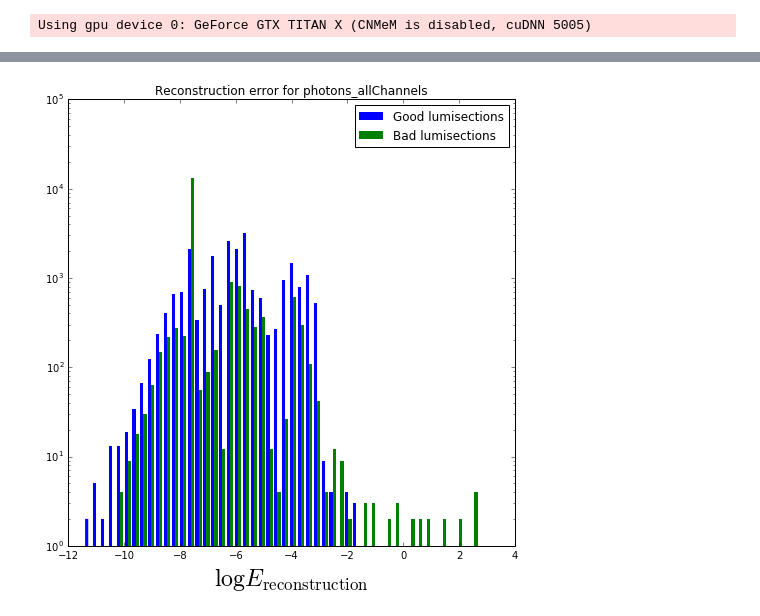
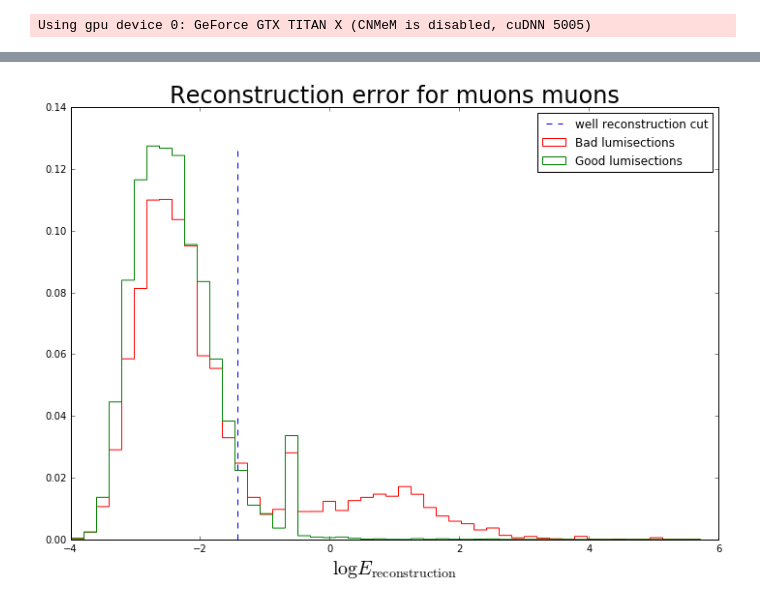
Before and after one commit to yandexdataschool/cms-dqm, a Jupyter notebook: notebooks/CMS-AE.ipynb, the cells around one changed output, grey strips where cells are left out. Drawn from its saved outputs; the diff is of its cells as text; code cells hidden in the pictures.

```diff
--- a/notebooks/CMS-AE.ipynb
+++ b/notebooks/CMS-AE.ipynb
@@ -416,0 +458,19 @@ from sklearn.mixture import BayesianGaussianMixture
+# %%
+def plot_hist(xs, ws, n_bins=50,
+              labels=tuple(), colors=('green', 'red', 'blue'),
+              title='', xlabel='', legend_loc='upper right',
+              vline=None):
+    plt.figure(figsize=(12, 8))
+    ws = [ w / np.sum(w) for w in ws ]
+    hs, _, _ = plt.hist(
+        xs, bins=n_bins, weights=ws, histtype='step', label=labels, color=colors[:len(xs)]
+    )
+    plt.title(title, fontsize=24)
+    plt.xlabel(xlabel, fontsize=20)
+
+    if vline is not None:
+        plt.plot([vline, vline], [0.0, np.max([np.max(h) for h in hs])], '--', label='well reconstruction cut')
+
+    plt.legend(loc=legend_loc)
+
+    plt.show()
@@ -417,48 +479,60 @@ from sklearn.mixture import BayesianGaussianMixture
 # %%
-for g in grouped:
+for g in [('muons', 'muons'), ('photons', 'photons'), ('minibias', 'PF'), ('minibias', 'calo')]:
     if len(g) < 1:
         continue
+
     X = data[grouped[g]].get_values().astype('float32')
     X_good = X[labels == 1.0]
     X_bad = X[labels == 0.0]
 
-    ae = AE(X.shape[1], nums_units=(75, 20))
+    weights_good = lumi[labels == 1.0].astype('float32')
+    weights_bad = lumi[labels == 0.0].astype('float32')
 
-    for losses in ae.fit(X_good, n_epoches=128, batch_size=256, learning_rate=1.0, regularization_c=1.0e-4):
+    ae = AE(X.shape[1], nums_units=(100, 20))
+
+    for l in ae.fit(X_good, weights_good, n_epoches=128,
+                    batch_size=128, learning_rate=1.0,
+                    regularization_c=1.0e-4):
+        #print np.mean(l)
         pass
 
-    X_mean = np.mean(X_good, axis=0)
-    mean_error = np.mean(np.sum((X_good - X_mean) ** 2, axis=1))
+    X_mean = np.sum(weights_good[:, None] * X_good, axis=0) / np.sum(weights_good)
+    mean_error = np.sum(np.sum((X_good - X_mean) ** 2, axis=1) * weights_good) / np.sum(weights_good)
+    AE_error = np.sum(ae.get_error(X_good) * weights_good) / np.sum(weights_good)
+
     print 'Feature group', g
     print 'Mean field estimation error: %.2e' % mean_error
-    print 'AE error: %.2e' % np.mean(ae.get_error(X_good))
+    print 'AE error: %.2e' % AE_error
 
-    plt.figure(figsize=(8, 8))
-    plt.hist([
-            np.log(ae.get_error(X_good)),
-            np.log(ae.get_error(X_bad))
-    ], bins=50, lw=0, log=True, label=['Good lumisections', 'Bad lumisections'])
-    plt.title('Reconstruction error for %s' % g)
-    plt.xlabel('$\log E_{\mathrm{reconstruction}}$', fontsize=24)
-    plt.legend(loc='upper right')
-    plt.show()
+    log_E_good = np.log(ae.get_error(X_good) / mean_error)
+    log_E_bad = np.log(ae.get_error(X_bad) / mean_error)
 
-    gm = BayesianGaussianMixture(n_components=10, n_init=10)
-    gm.fit(ae.encode(X_good))
+    cut = np.percentile(log_E_good, q = 95)
 
-    score_good = gm.score_samples(ae.encode(X_good))
-    score_bad = gm.score_samples(ae.encode(X_bad))
+    plot_hist(
+        [log_E_good, log_E_bad], [weights_good, weights_bad],
+        labels = ['Good lumisections', 'Bad lumisections'],
+        xlabel = '$\log E_{\mathrm{reconstruction}}$',
+        title = 'Reconstruction error for %s %s' % g,
+        vline = cut
+    )
 
-    scores = np.hstack([score_good, score_bad])
-    q_1, q_99 = np.percentile(scores, q = 1), np.percentile(scores, q = 99)
-    plt.figure(figsize=(8, 8))
-    plt.hist([
-        score_good[(score_good >= q_1) & (score_good <= q_99)],
-        score_bad[(score_bad >= q_1) & (score_bad <= q_99)]
-    ], bins=50, lw=0, label=['Good lumisections', 'Bad lumisections'], log=True)
+    well_approximated_bad = log_E_bad < cut
+    badly_approximated_bad = log_E_bad >= cut
 
-    plt.title('Kernel density estimation %s' % g)
-    plt.xlabel('$p(\mathrm{sample} \mid \mathrm{density\,model})$', fontsize=24)
-    plt.legend()
-    plt.show()
+    svm = OneClassSVM(nu=0.1, cache_size=128, gamma = 2.0 / X_good.shape[1])
+    svm.fit(ae.encode(X_good), sample_weight=weights_good)
+
+    score_good = svm.decision_function(ae.encode(X_good))[:, 0]
+    score_bad = svm.decision_function(ae.encode(X_bad[well_approximated_bad]))[:, 0]
+    score_badly_bad = svm.decision_function(ae.encode(X_bad[badly_approximated_bad]))[:, 0]
+
+    plot_hist(
+        [score_good, score_bad, score_badly_bad],
+        [weights_good, weights_bad[well_approximated_bad], weights_bad[badly_approximated_bad]],
+        labels=['Good lumisections', 'Well reconstructed bad lumisections', 'Poorly reconstructed bad lumisections'],
+        title = 'Good lumisection support estimation %s %s' % g,
+        xlabel = "distance to the $\\nu$-SVM's decision function",
+        legend_loc='upper left'
+    )
 # %% [output]
@@ -468 +542 @@ AE error: 7.34e-03
-[figure, old version]
+[figure, new version]
```
Also changed, not shown: parts of 14 cells of this notebook.
